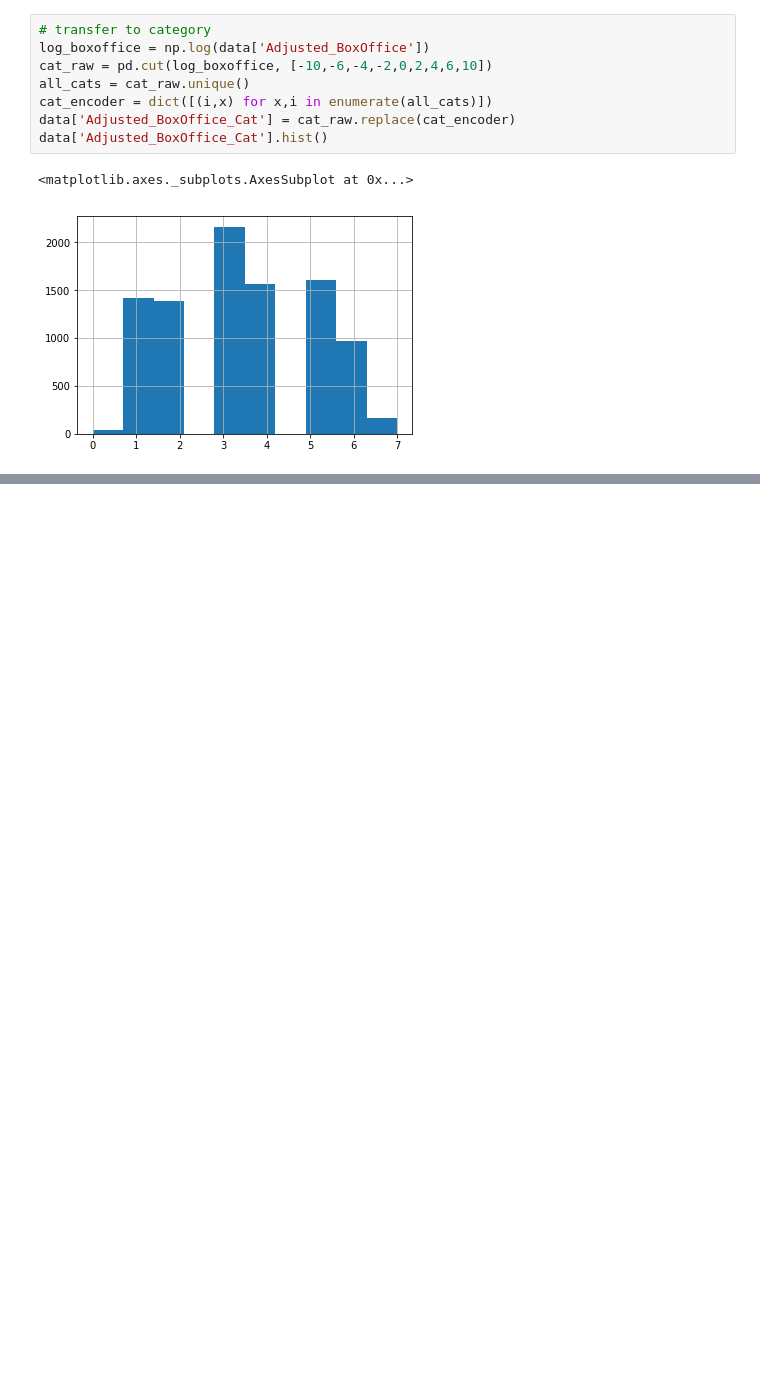
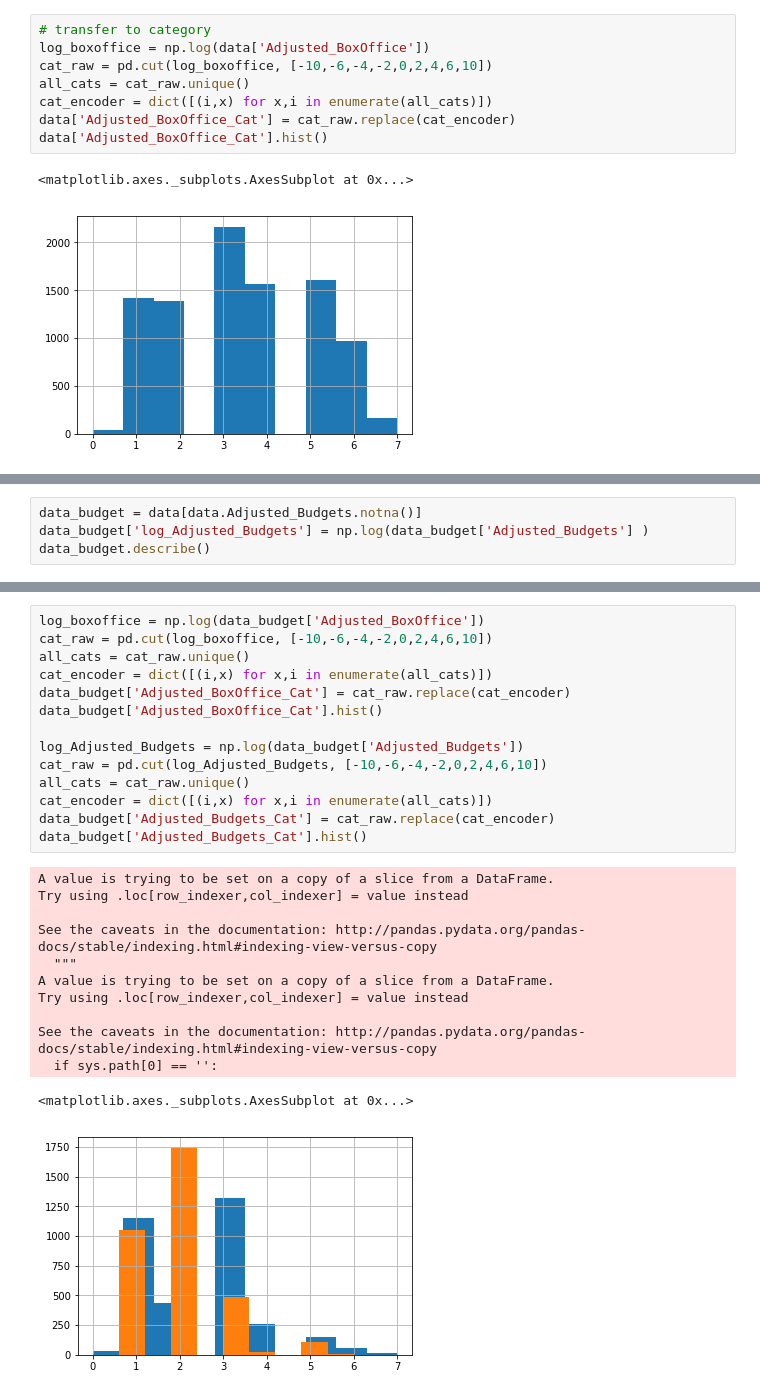
Before and after one commit to Distancs/DSGA_1001_Final, a Jupyter notebook: Model_and_Evaluation_Cat.ipynb, the cells around one changed output, grey strips where cells are left out. Cells and saved outputs as stored; diff of their text form; blank space fills up the shorter version.

```diff
--- a/Model_and_Evaluation_Cat.ipynb
+++ b/Model_and_Evaluation_Cat.ipynb
@@ -91,0 +325,4 @@ Baseline Model2: CV Accuracy: 40.107 | Testing Accuracy: 42.117
+# %%
+data_budget = data[data.Adjusted_Budgets.notna()]
+data_budget['log_Adjusted_Budgets'] = np.log(data_budget['Adjusted_Budgets'] )
+data_budget.describe()
@@ -91,0 +344,27 @@ Baseline Model2: CV Accuracy: 40.107 | Testing Accuracy: 42.117
+# %%
+log_boxoffice = np.log(data_budget['Adjusted_BoxOffice'])
+cat_raw = pd.cut(log_boxoffice, [-10,-6,-4,-2,0,2,4,6,10])
+all_cats = cat_raw.unique()
+cat_encoder = dict([(i,x) for x,i in enumerate(all_cats)])
+data_budget['Adjusted_BoxOffice_Cat'] = cat_raw.replace(cat_encoder)
+data_budget['Adjusted_BoxOffice_Cat'].hist()
+
+log_Adjusted_Budgets = np.log(data_budget['Adjusted_Budgets'])
+cat_raw = pd.cut(log_Adjusted_Budgets, [-10,-6,-4,-2,0,2,4,6,10])
+all_cats = cat_raw.unique()
+cat_encoder = dict([(i,x) for x,i in enumerate(all_cats)])
+data_budget['Adjusted_Budgets_Cat'] = cat_raw.replace(cat_encoder)
+data_budget['Adjusted_Budgets_Cat'].hist()
+# %% [output]
+A value is trying to be set on a copy of a slice from a DataFrame.
+Try using .loc[row_indexer,col_indexer] = value instead
+
+See the caveats in the documentation: http://pandas.pydata.org/pandas-docs/stable/indexing.html#indexing-view-versus-copy
+  """
+A value is trying to be set on a copy of a slice from a DataFrame.
+Try using .loc[row_indexer,col_indexer] = value instead
+
+See the caveats in the documentation: http://pandas.pydata.org/pandas-docs/stable/indexing.html#indexing-view-versus-copy
+  if sys.path[0] == '':
+<matplotlib.axes._subplots.AxesSubplot at 0x...>
+[figure, added]
```
Also changed, not shown: parts of 18 cells of this notebook.
